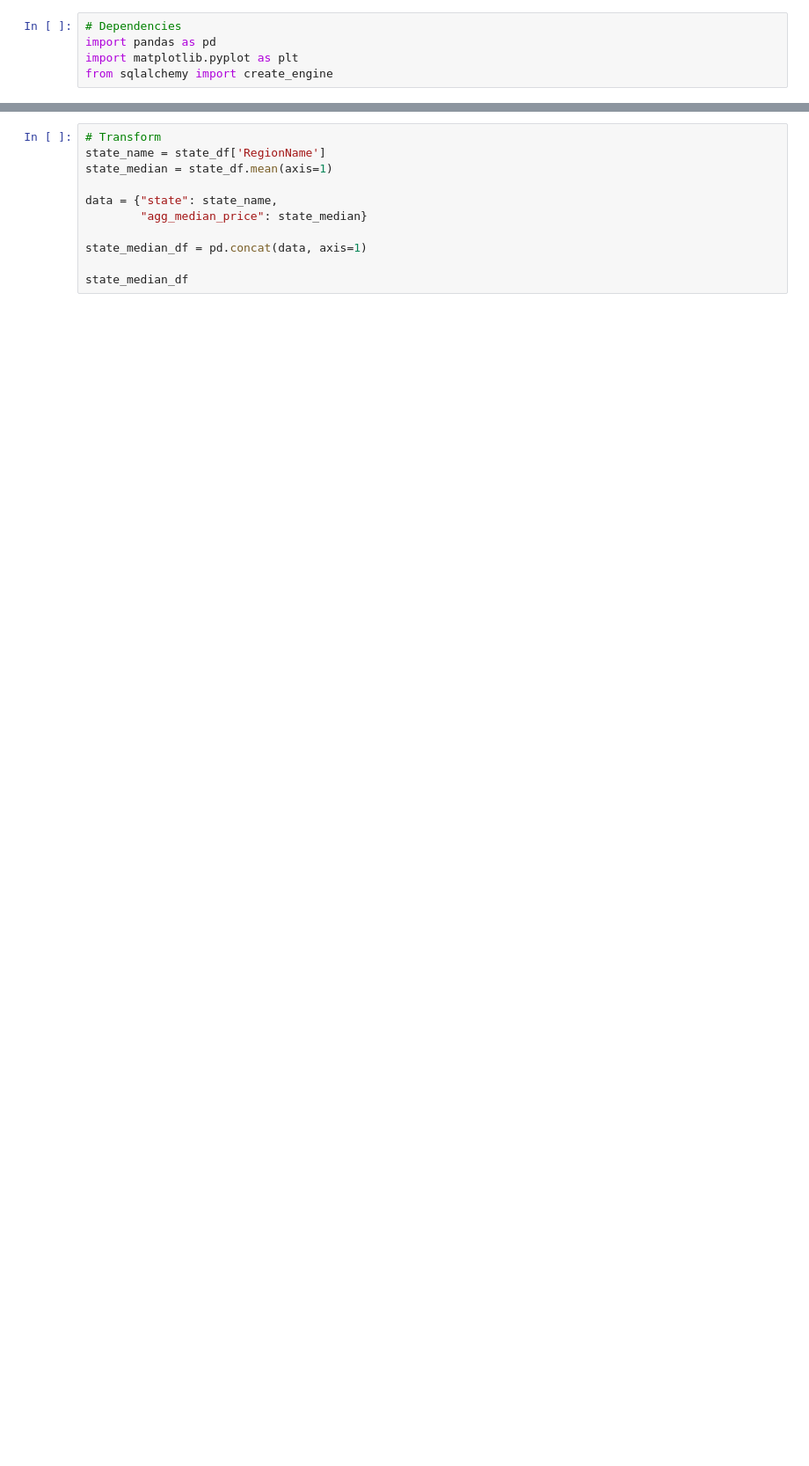
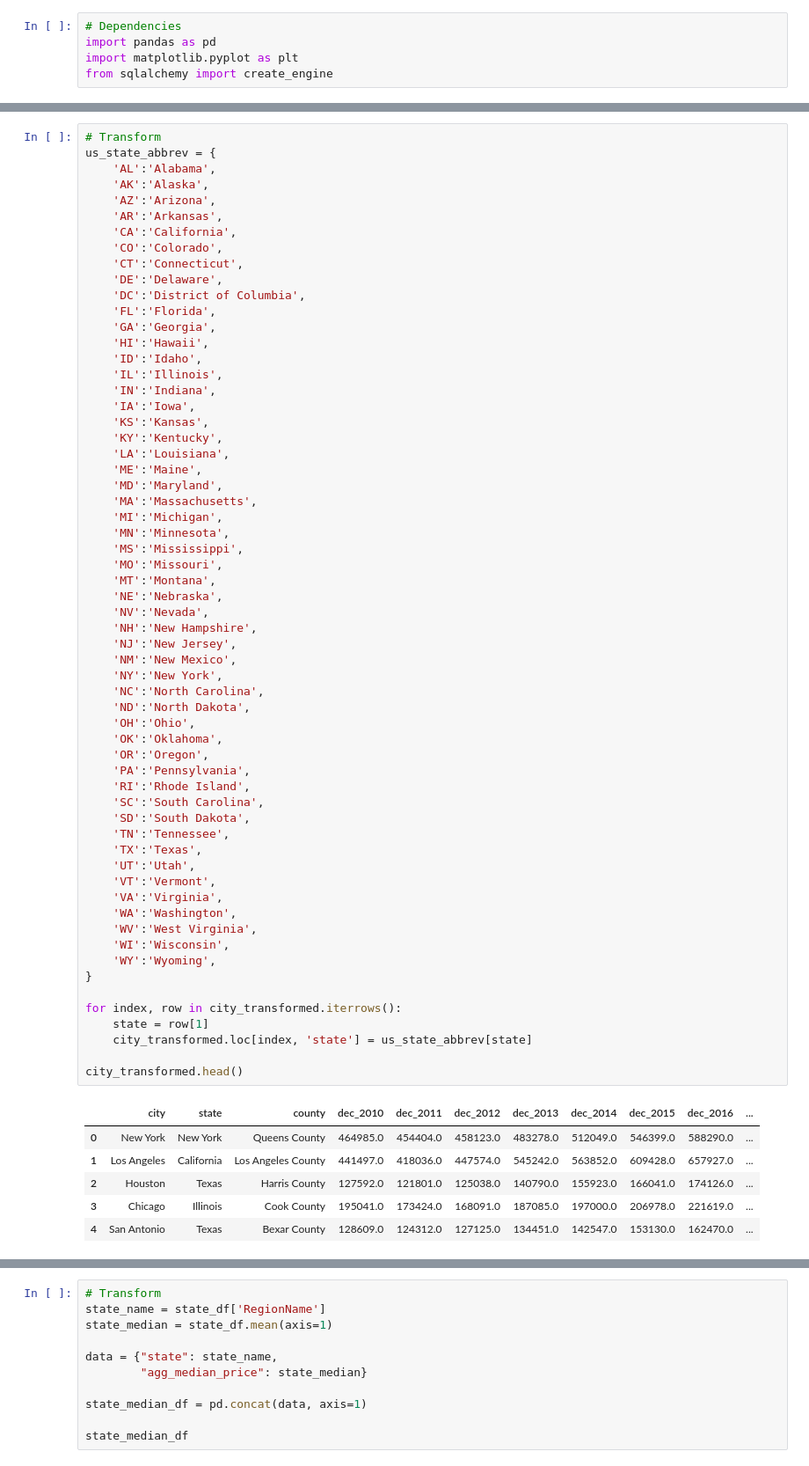
Before and after one commit to mitchvogel/Project-2, a Jupyter notebook: housing_database.ipynb, the cells around one changed output, grey strips where cells are left out. Shown at 88% size. Cells and saved outputs as stored; diff of their text form; blank space fills up the shorter version.

```diff
--- a/housing_database.ipynb
+++ b/housing_database.ipynb
@@ -156,2 +168,70 @@ city_transformed.head()
+# %%
+# Transform
+us_state_abbrev = {
+    'AL':'Alabama',
+    'AK':'Alaska',
+    'AZ':'Arizona',
+    'AR':'Arkansas',
+    'CA':'California',
+    'CO':'Colorado',
+    'CT':'Connecticut',
+    'DE':'Delaware',
+    'DC':'District of Columbia',
+    'FL':'Florida',
+    'GA':'Georgia',
+    'HI':'Hawaii',
+    'ID':'Idaho',
+    'IL':'Illinois',
+    'IN':'Indiana',
+    'IA':'Iowa',
+    'KS':'Kansas',
+    'KY':'Kentucky',
+    'LA':'Louisiana',
+    'ME':'Maine',
+    'MD':'Maryland',
+    'MA':'Massachusetts',
+    'MI':'Michigan',
+    'MN':'Minnesota',
+    'MS':'Mississippi',
+    'MO':'Missouri',
+    'MT':'Montana',
+    'NE':'Nebraska',
+    'NV':'Nevada',
+    'NH':'New Hampshire',
+    'NJ':'New Jersey',
+    'NM':'New Mexico',
+    'NY':'New York',
+    'NC':'North Carolina',
+    'ND':'North Dakota',
+    'OH':'Ohio',
+    'OK':'Oklahoma',
+    'OR':'Oregon',
+    'PA':'Pennsylvania',
+    'RI':'Rhode Island',
+    'SC':'South Carolina',
+    'SD':'South Dakota',
+    'TN':'Tennessee',
+    'TX':'Texas',
+    'UT':'Utah',
+    'VT':'Vermont',
+    'VA':'Virginia',
+    'WA':'Washington',
+    'WV':'West Virginia',
+    'WI':'Wisconsin',
+    'WY':'Wyoming',
+}
+
+for index, row in city_transformed.iterrows():
+    state = row[1]
+    city_transformed.loc[index, 'state'] = us_state_abbrev[state]
+
+city_transformed.head()
+# %% [output]
+|  | city | state | county | dec_2010 | dec_2011 | dec_2012 | dec_2013 | dec_2014 | dec_2015 | dec_2016 | ... |
+| 0 | New York | New York | Queens County | 464985.0 | 454404.0 | 458123.0 | 483278.0 | 512049.0 | 546399.0 | 588290.0 | ... |
+| 1 | Los Angeles | California | Los Angeles County | 441497.0 | 418036.0 | 447574.0 | 545242.0 | 563852.0 | 609428.0 | 657927.0 | ... |
+| 2 | Houston | Texas | Harris County | 127592.0 | 121801.0 | 125038.0 | 140790.0 | 155923.0 | 166041.0 | 174126.0 | ... |
+| 3 | Chicago | Illinois | Cook County | 195041.0 | 173424.0 | 168091.0 | 187085.0 | 197000.0 | 206978.0 | 221619.0 | ... |
+| 4 | San Antonio | Texas | Bexar County | 128609.0 | 124312.0 | 127125.0 | 134451.0 | 142547.0 | 153130.0 | 162470.0 | ... |
 # %%
 # Extract
```
Also changed, not shown: parts of 4 cells of this notebook, 5 other files.
